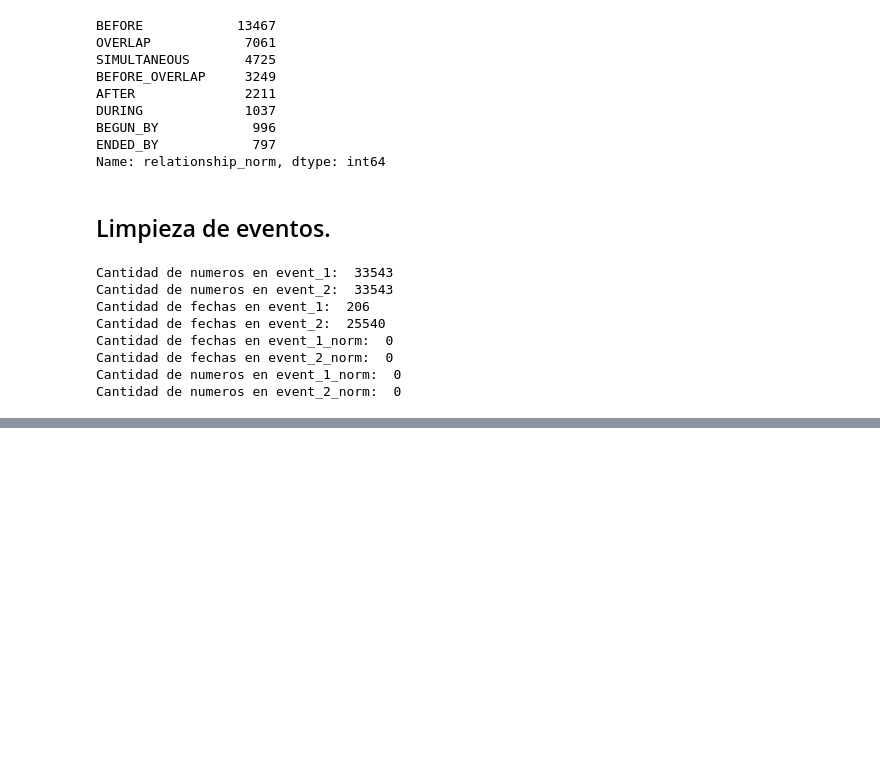
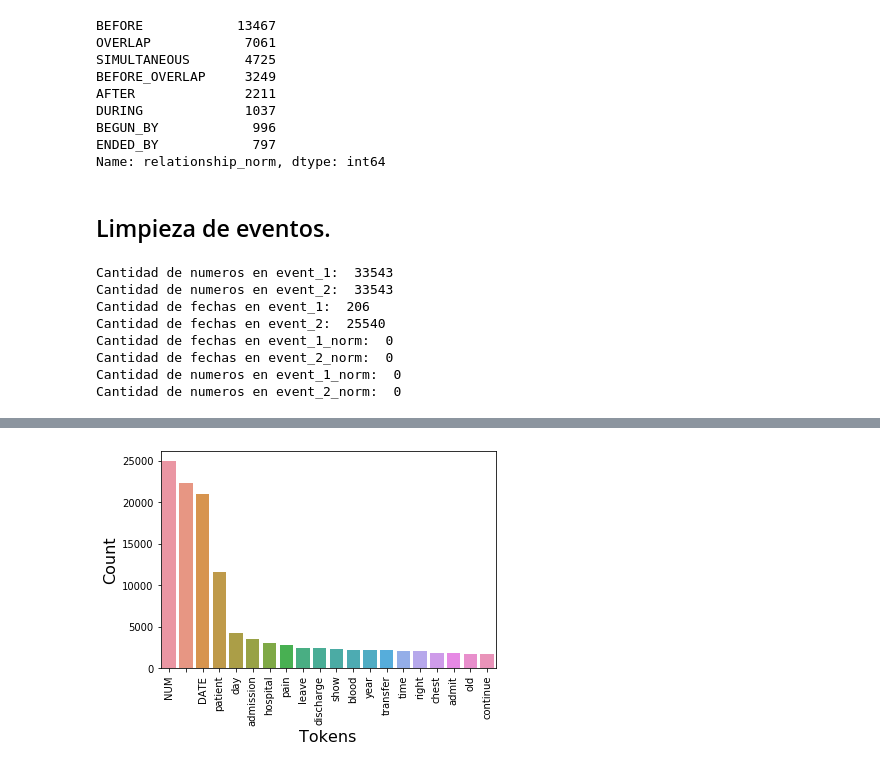
Before and after one commit to argbat/diplodatos-mentoria, a Jupyter notebook: notebooks-entregas/Curación - Relaciones Temporales.ipynb, the cells around one changed output, grey strips where cells are left out. Saved outputs shown, nothing was run; the diff lists cells and outputs as text; code cells hidden in the pictures; blank space fills up the shorter version.

```diff
--- a/notebooks-entregas/Curación - Relaciones Temporales.ipynb
+++ b/notebooks-entregas/Curación - Relaciones Temporales.ipynb
@@ -278,0 +303,17 @@ df.to_csv('../dataset/data_pos_curacion.csv')
+# %%
+df['text_norm_without_punck_as_doc'] = df['text_norm_without_punck'].apply(lambda x: spacy_nlp(x))
+df['text_norm_without_punck_tokens'] = df['text_norm_without_punck_as_doc'].apply(lambda doc: [token.text for token in doc])
+words = []
+for tokens in df['text_norm_without_punck_tokens']:
+  words.extend(tokens)
+word_freq = Counter(words)
+common_words = [x[0] for x in word_freq.most_common(20)]
+common_words_count = [x[1] for x in word_freq.most_common(20)]
+# %%
+ax = sns.barplot(x=common_words, y=common_words_count)
+ax.set_xlabel(xlabel='Tokens', fontsize=16)
+ax.set_ylabel(ylabel='Count', fontsize=16)
+plt.xticks(rotation='vertical')
+plt.show();
+# %% [output]
+[figure, added]
```
Also changed, not shown: parts of 14 cells of this notebook, 3 other files.
